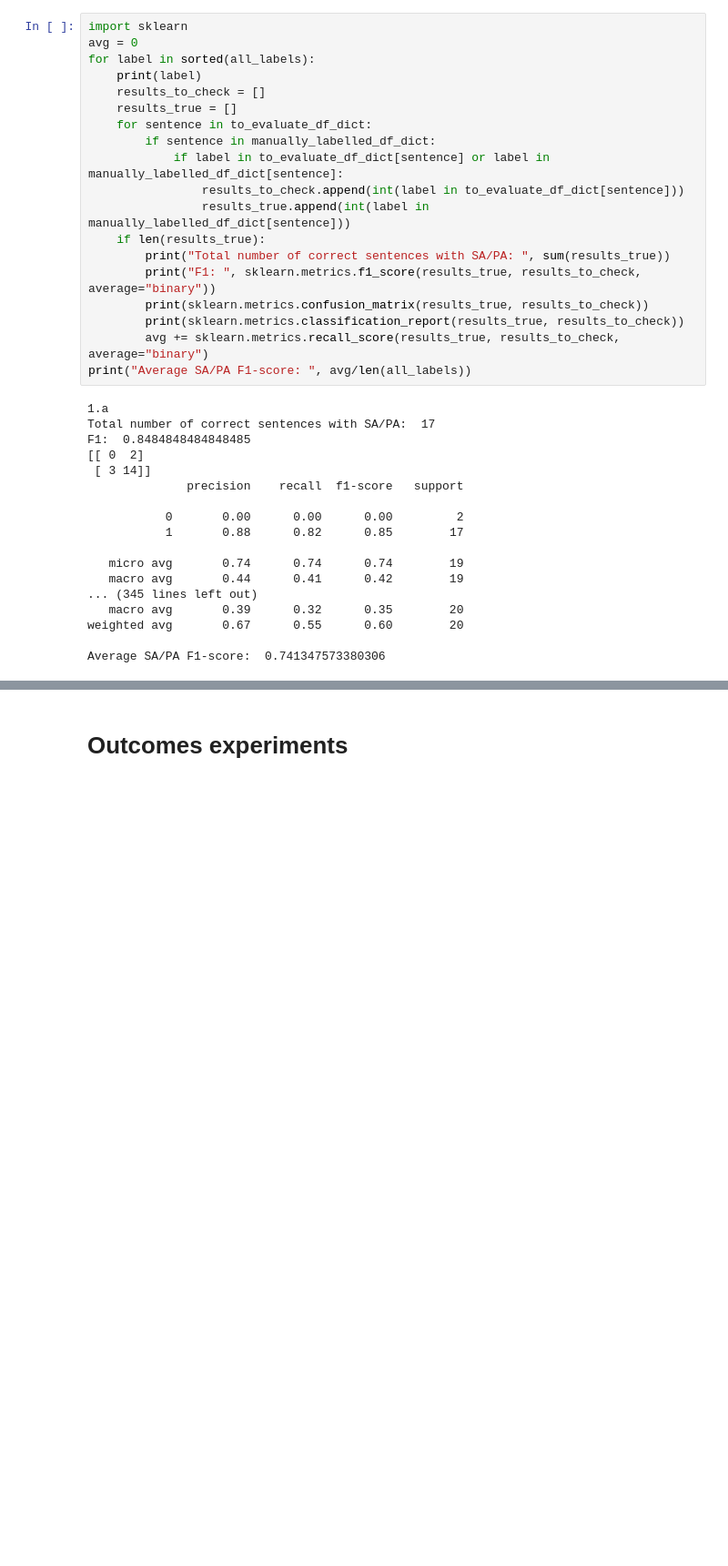
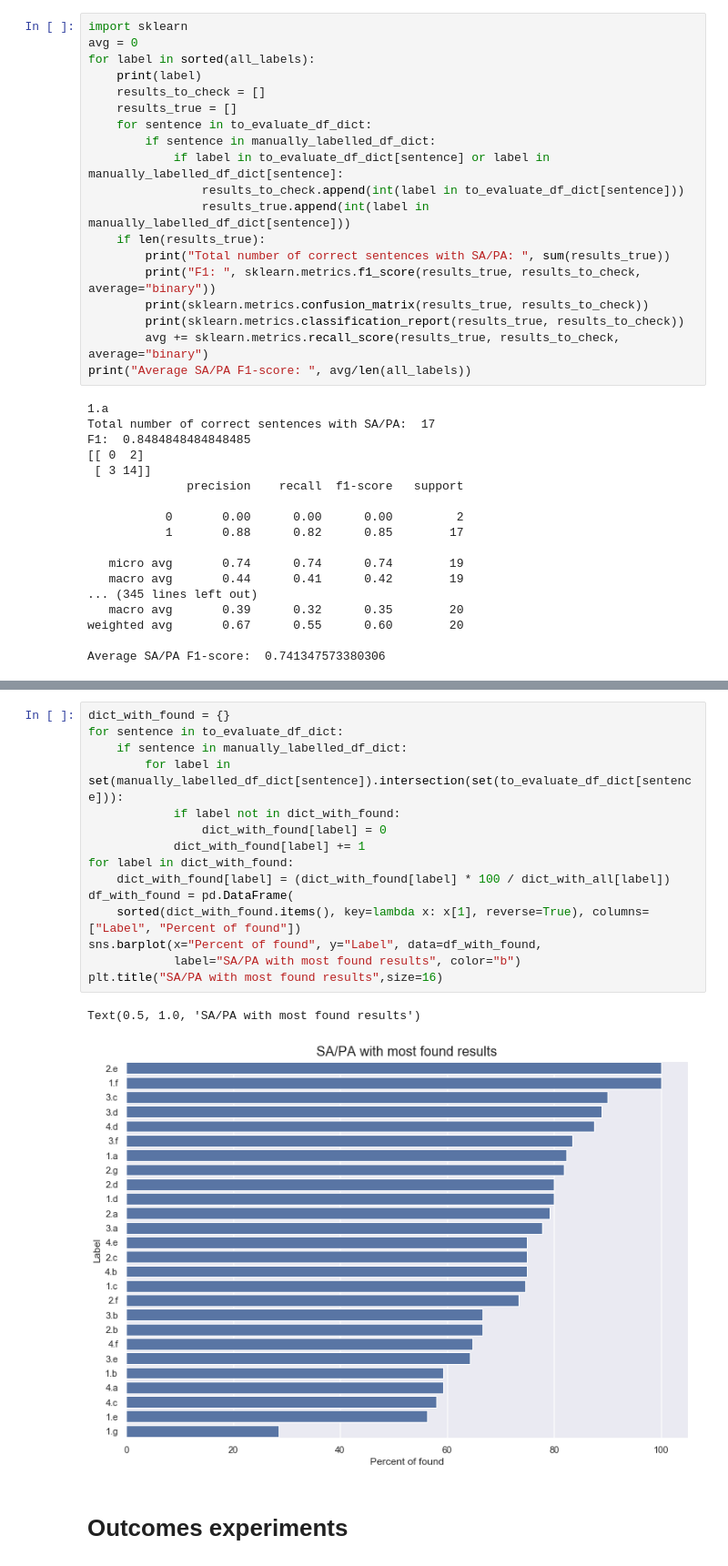
Before and after one commit to MariyaIvanina/articles_processing, a Jupyter notebook: notebooks/data_processing.ipynb, the cells around one changed output, grey strips where cells are left out. Shown: that part at 91% size. Drawn from its saved outputs; the diff is of its cells as text; blank space fills up the shorter version.

```diff
--- a/notebooks/data_processing.ipynb
+++ b/notebooks/data_processing.ipynb
@@ -1607,3 +1653,21 @@ Average SA/PA F1-score:  0.741347573380306
+# %%
+dict_with_found = {}
+for sentence in to_evaluate_df_dict:
+    if sentence in manually_labelled_df_dict:
+        for label in set(manually_labelled_df_dict[sentence]).intersection(set(to_evaluate_df_dict[sentence])):
+            if label not in dict_with_found:
+                dict_with_found[label] = 0
+            dict_with_found[label] += 1
+for label in dict_with_found:
+    dict_with_found[label] = (dict_with_found[label] * 100 / dict_with_all[label])
+df_with_found = pd.DataFrame(
+    sorted(dict_with_found.items(), key=lambda x: x[1], reverse=True), columns=["Label", "Percent of found"])
+sns.barplot(x="Percent of found", y="Label", data=df_with_found,
+            label="SA/PA with most found results", color="b")
+plt.title("SA/PA with most found results",size=16)
+# %% [output]
+Text(0.5, 1.0, 'SA/PA with most found results')
+[figure, added]
 # %% [markdown]
 # Outcomes experiments
 # %% [markdown]
```
Also changed, not shown: parts of 11 cells of this notebook, 1 other file.
